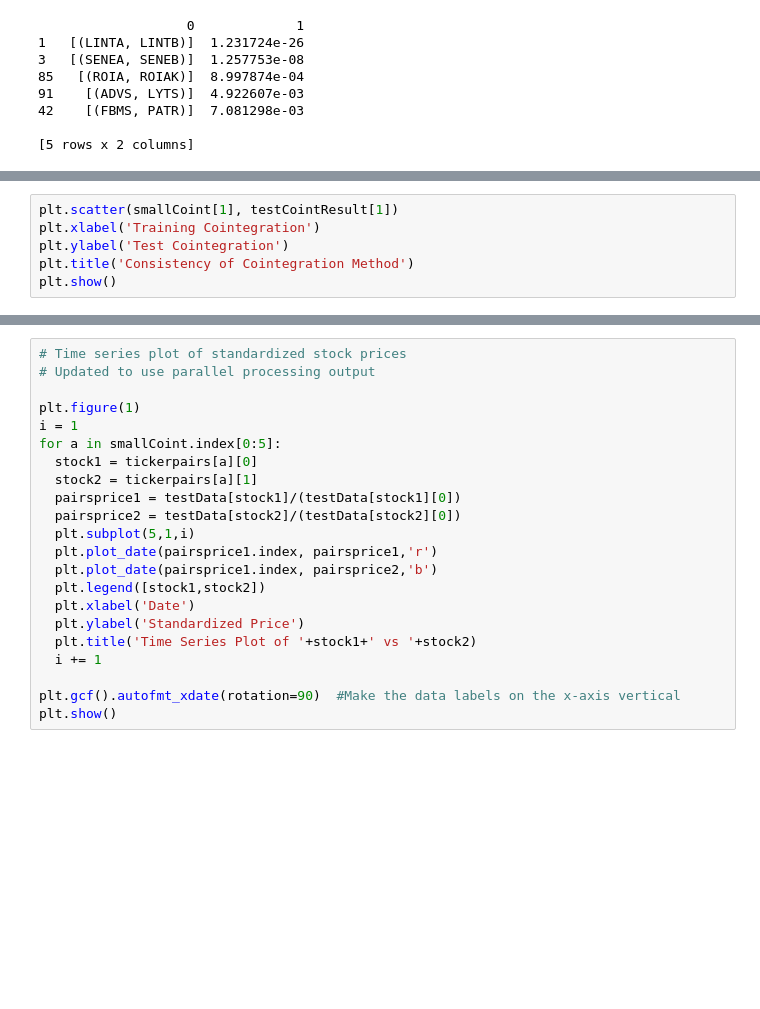
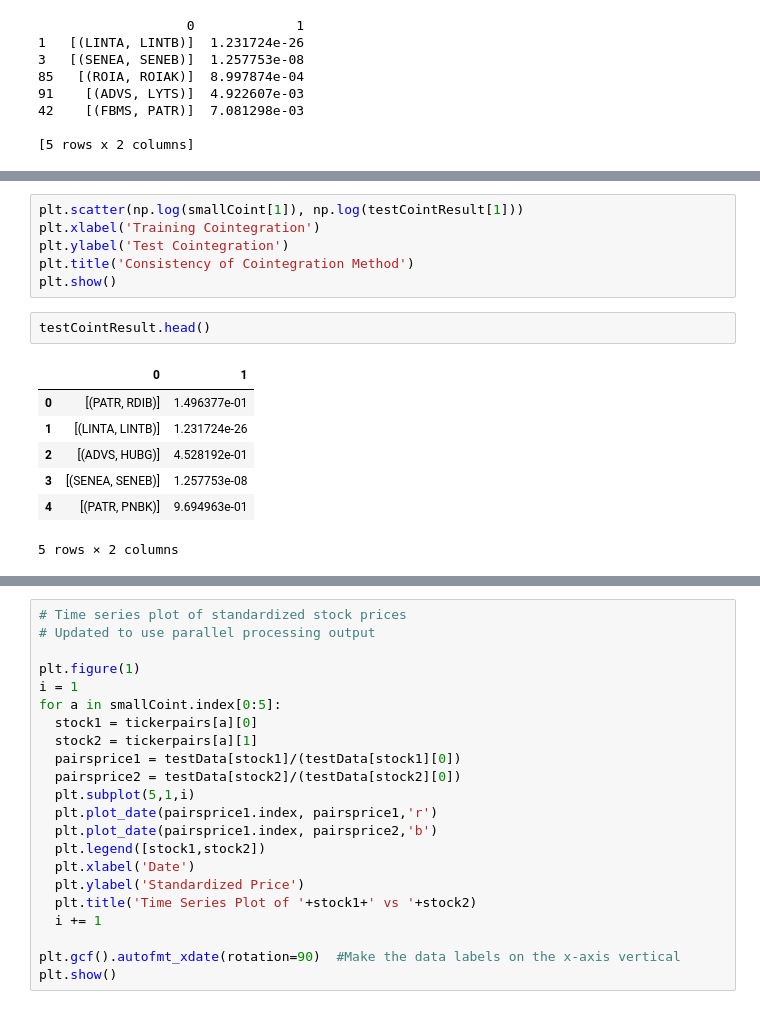
Before and after one commit to jeffreydarling/222project, a Jupyter notebook: ProjectFinal.ipynb, the cells around one changed output, grey strips where cells are left out. Saved outputs shown, nothing was run; the diff lists cells and outputs as text; blank space fills up the shorter version.

```diff
--- a/ProjectFinal.ipynb
+++ b/ProjectFinal.ipynb
@@ -657,6 +657,16 @@ print testsmallCoint
 # %%
-plt.scatter(smallCoint[1], testCointResult[1])
+plt.scatter(np.log(smallCoint[1]), np.log(testCointResult[1]))
 plt.xlabel('Training Cointegration')
 plt.ylabel('Test Cointegration')
 plt.title('Consistency of Cointegration Method')
 plt.show()
+# %%
+testCointResult.head()
+# %% [output]
+|  | 0 | 1 |
+| 0 | [(PATR, RDIB)] | 1.496377e-01 |
+| 1 | [(LINTA, LINTB)] | 1.231724e-26 |
+| 2 | [(ADVS, HUBG)] | 4.528192e-01 |
+| 3 | [(SENEA, SENEB)] | 1.257753e-08 |
+| 4 | [(PATR, PNBK)] | 9.694963e-01 |
+5 rows × 2 columns
```
Also changed, not shown: parts of 6 cells of this notebook, 3 other files.
